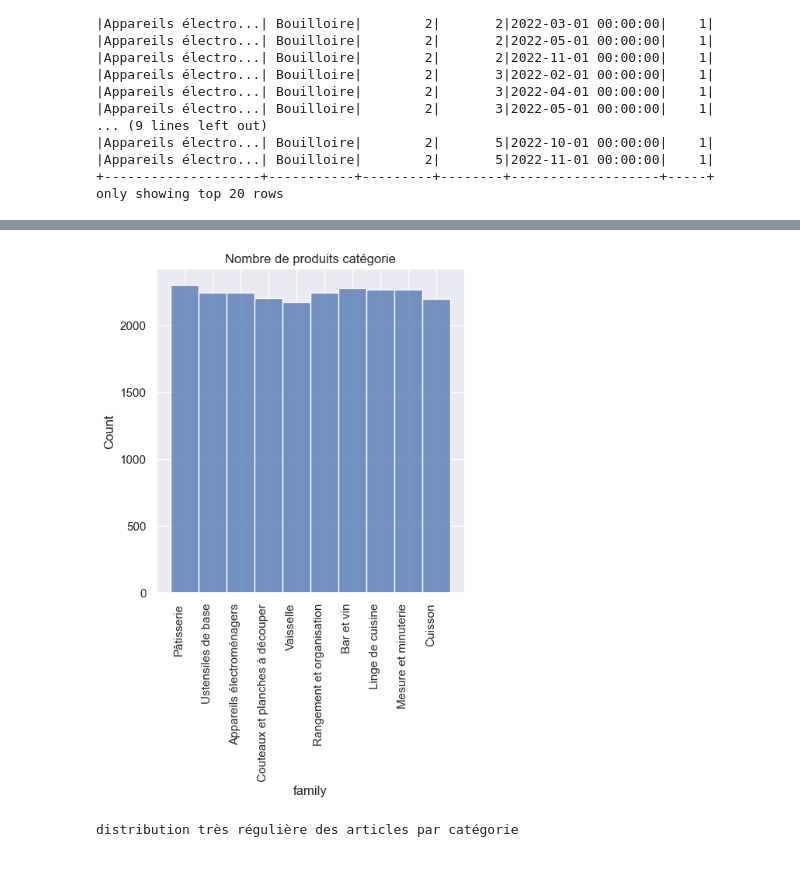
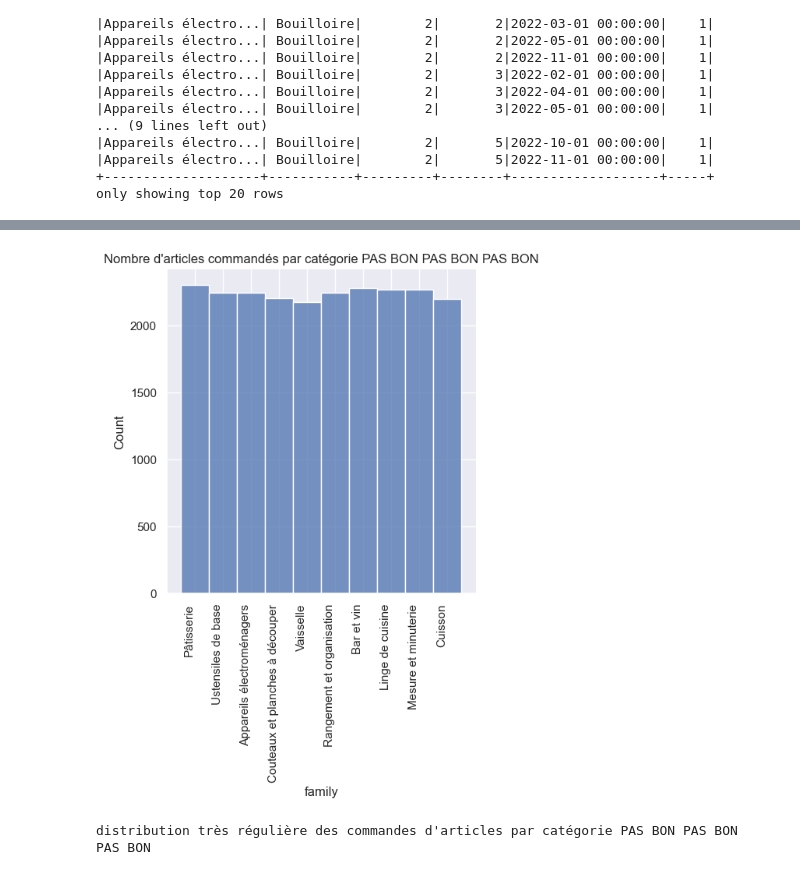
Before and after one commit to PierreMih/ArchiDistribueesJour1, a Jupyter notebook: exo1.ipynb, the cells around one changed output, grey strips where cells are left out. Cells and saved outputs as stored; diff of their text form; code cells hidden in the pictures.

```diff
--- a/exo1.ipynb
+++ b/exo1.ipynb
@@ -127,14 +174,14 @@ distribution régulière des créations d'article au cours de l'année, léger c
 # %%
 col_to_plot = 'family'  # Remplacer par la colonne que vous souhaitez visualiser
 data_pandas = dataframe.select(col_to_plot).dropna().toPandas()
 sns.displot(data_pandas[col_to_plot])
-plt.title(f'Nombre de produits catégorie')
+plt.title(f'Nombre d\'articles commandés par catégorie PAS BON PAS BON PAS BON')
 plt.xticks(rotation=90, ha='right')
 plt.show()
-print("distribution très régulière des articles par catégorie")
+print("distribution très régulière des commandes d\'articles par catégorie PAS BON PAS BON PAS BON")
 # %% [output]
-[figure, old version]
+[figure, new version]
-distribution très régulière des articles par catégorie
+distribution très régulière des commandes d'articles par catégorie PAS BON PAS BON PAS BON
 # %%
 data_pandas = dataframe.select('family', 'amount').dropna().toPandas()
 montant_par_categorie = data_pandas.groupby('family')['amount'].sum()
```
Also changed, not shown: parts of 9 cells of this notebook.
